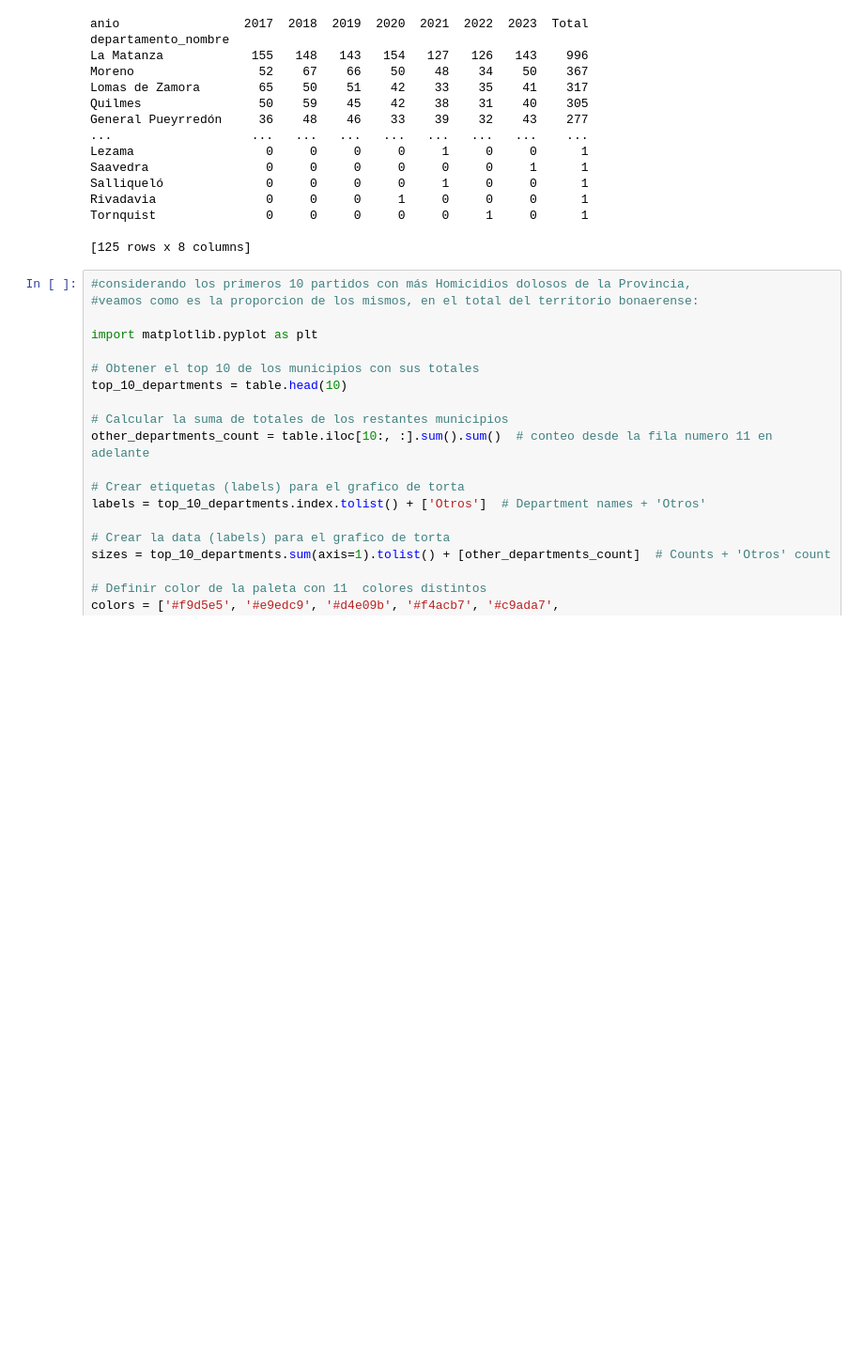
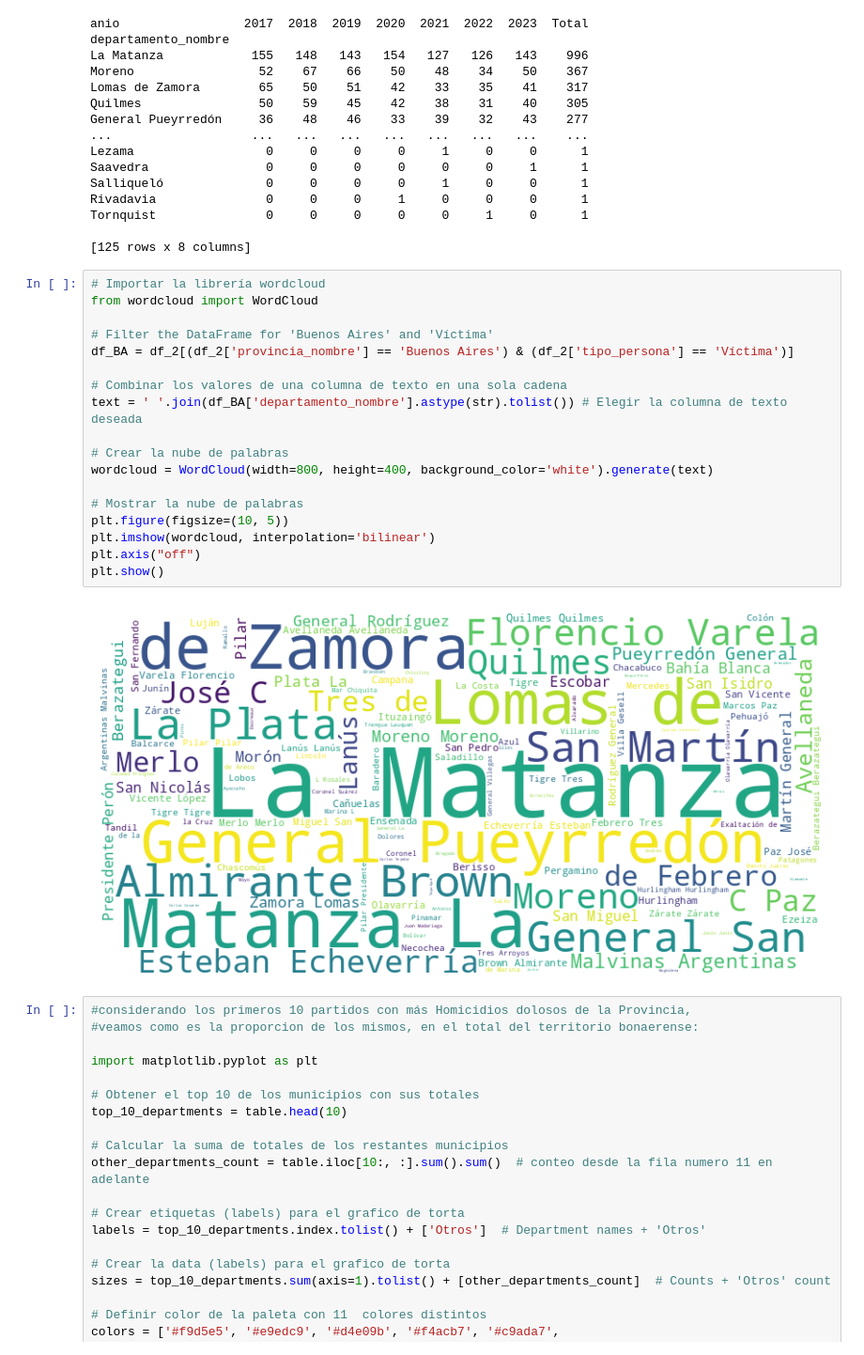
Before and after one commit to nicolasero87/Homicidios_dolosos_Argentina, a Jupyter notebook: 6_Primer_entregable_Ds2_Nicolas_Roman_Homicidios_en_Argentina.ipynb, the cells around one changed output. Shown at 94% size. Saved outputs shown, nothing was run; the diff lists cells and outputs as text; blank space fills up the shorter version.

```diff
--- a/6_Primer_entregable_Ds2_Nicolas_Roman_Homicidios_en_Argentina.ipynb
+++ b/6_Primer_entregable_Ds2_Nicolas_Roman_Homicidios_en_Argentina.ipynb
@@ -642,6 +595,26 @@ Rivadavia               0     0     0     1     0     0     0      1
 Tornquist               0     0     0     0     0     1     0      1
 
 [125 rows x 8 columns]
+# %%
+# Importar la librería wordcloud
+from wordcloud import WordCloud
+
+# Filter the DataFrame for 'Buenos Aires' and 'Víctima'
+df_BA = df_2[(df_2['provincia_nombre'] == 'Buenos Aires') & (df_2['tipo_persona'] == 'Víctima')]
+
+# Combinar los valores de una columna de texto en una sola cadena
+text = ' '.join(df_BA['departamento_nombre'].astype(str).tolist()) # Elegir la columna de texto deseada
+
+# Crear la nube de palabras
+wordcloud = WordCloud(width=800, height=400, background_color='white').generate(text)
+
+# Mostrar la nube de palabras
+plt.figure(figsize=(10, 5))
+plt.imshow(wordcloud, interpolation='bilinear')
+plt.axis("off")
+plt.show()
+# %% [output]
+[figure, added]
 # %%
 #considerando los primeros 10 partidos con más Homicidios dolosos de la Provincia,
 #veamos como es la proporcion de los mismos, en el total del territorio bonaerense:
```
Also changed, not shown: parts of 51 cells of this notebook.
